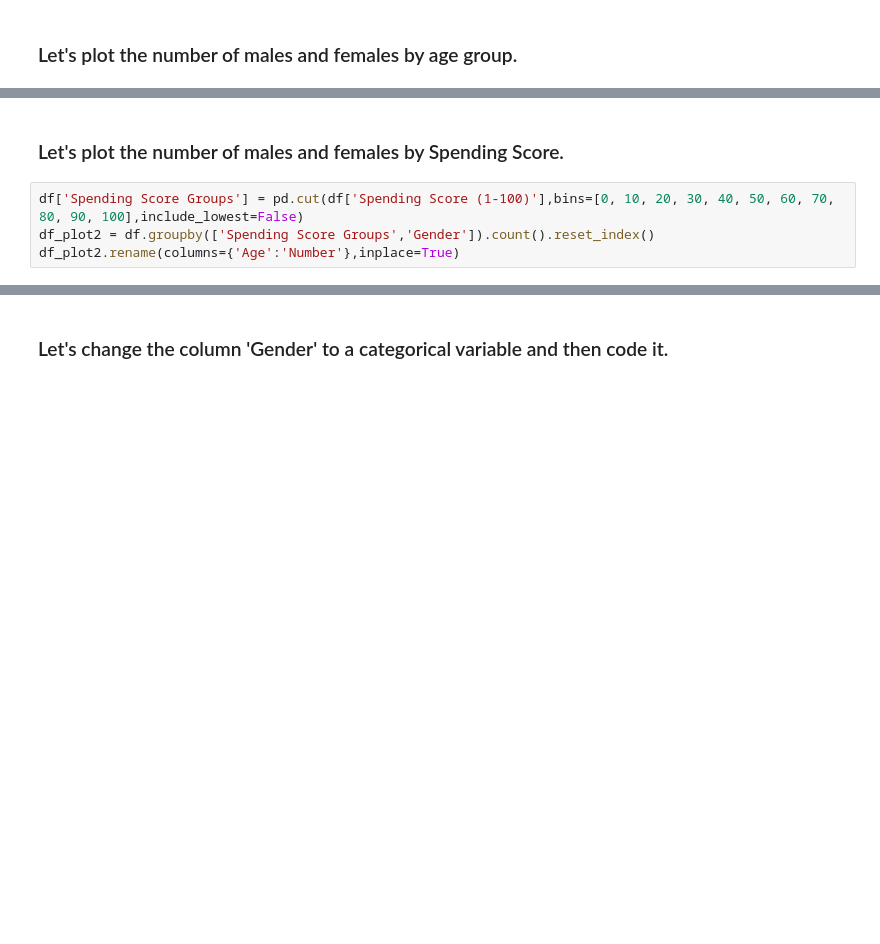
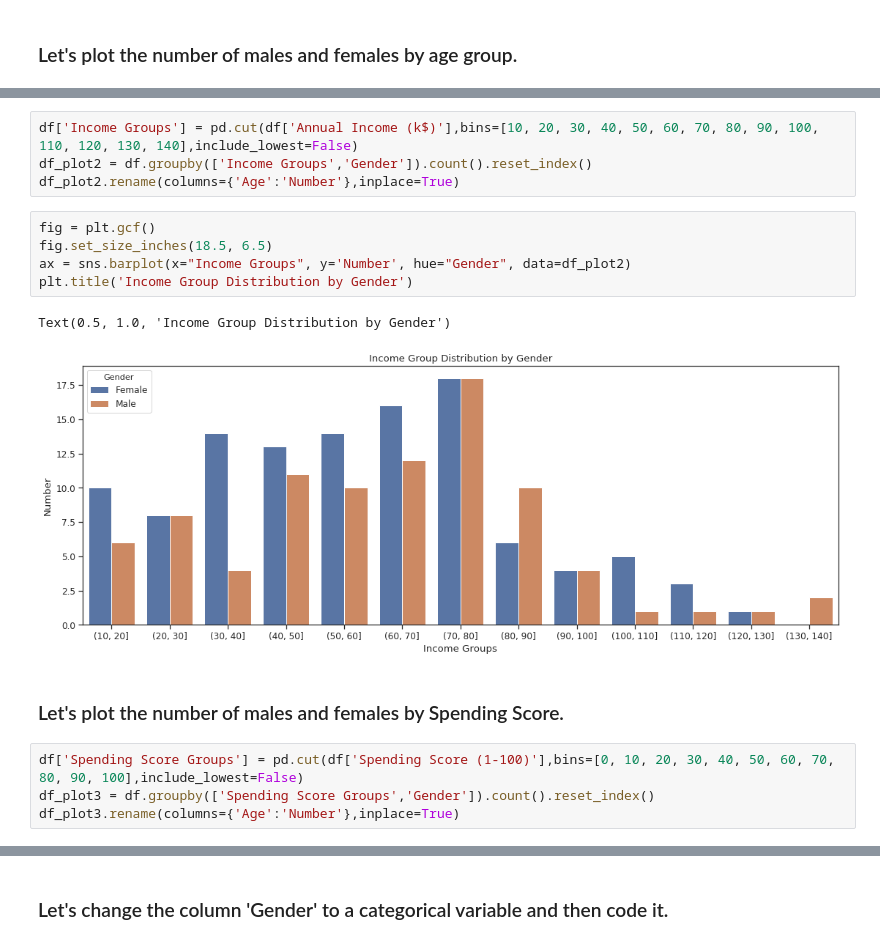
Before and after one commit to ROARMarketingConcepts/Machine-Learning-Projects, a Jupyter notebook: Mall_Customer_Segmentation_Analysis.ipynb, the cells around one changed output, grey strips where cells are left out. Cells and saved outputs as stored; diff of their text form; blank space fills up the shorter version.

```diff
--- a/Mall_Customer_Segmentation_Analysis.ipynb
+++ b/Mall_Customer_Segmentation_Analysis.ipynb
@@ -181,9 +185,21 @@ ax = sns.barplot(x="Age Groups", y='Number', hue="Gender", data=df_plot1)
+# %%
+df['Income Groups'] = pd.cut(df['Annual Income (k$)'],bins=[10, 20, 30, 40, 50, 60, 70, 80, 90, 100, 110, 120, 130, 140],include_lowest=False)
+df_plot2 = df.groupby(['Income Groups','Gender']).count().reset_index()
+df_plot2.rename(columns={'Age':'Number'},inplace=True)
+# %%
+fig = plt.gcf()
+fig.set_size_inches(18.5, 6.5)
+ax = sns.barplot(x="Income Groups", y='Number', hue="Gender", data=df_plot2)
+plt.title('Income Group Distribution by Gender')
+# %% [output]
+Text(0.5, 1.0, 'Income Group Distribution by Gender')
+[figure, added]
 # %% [markdown]
 ### Let's plot the number of males and females by Spending Score.
 # %%
 df['Spending Score Groups'] = pd.cut(df['Spending Score (1-100)'],bins=[0, 10, 20, 30, 40, 50, 60, 70, 80, 90, 100],include_lowest=False)
-df_plot2 = df.groupby(['Spending Score Groups','Gender']).count().reset_index()
-df_plot2.rename(columns={'Age':'Number'},inplace=True)
+df_plot3 = df.groupby(['Spending Score Groups','Gender']).count().reset_index()
+df_plot3.rename(columns={'Age':'Number'},inplace=True)
 # %%
 fig = plt.gcf()
 fig.set_size_inches(10.5, 6.5)
```
Also changed, not shown: parts of 4 cells of this notebook.
